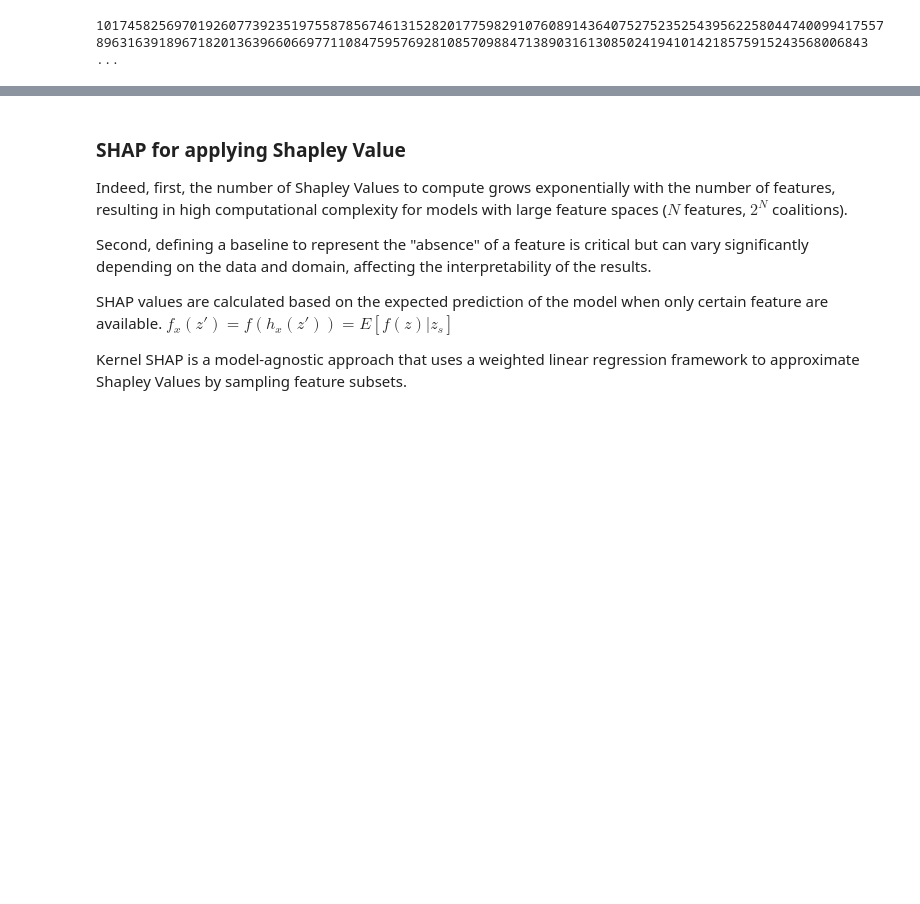
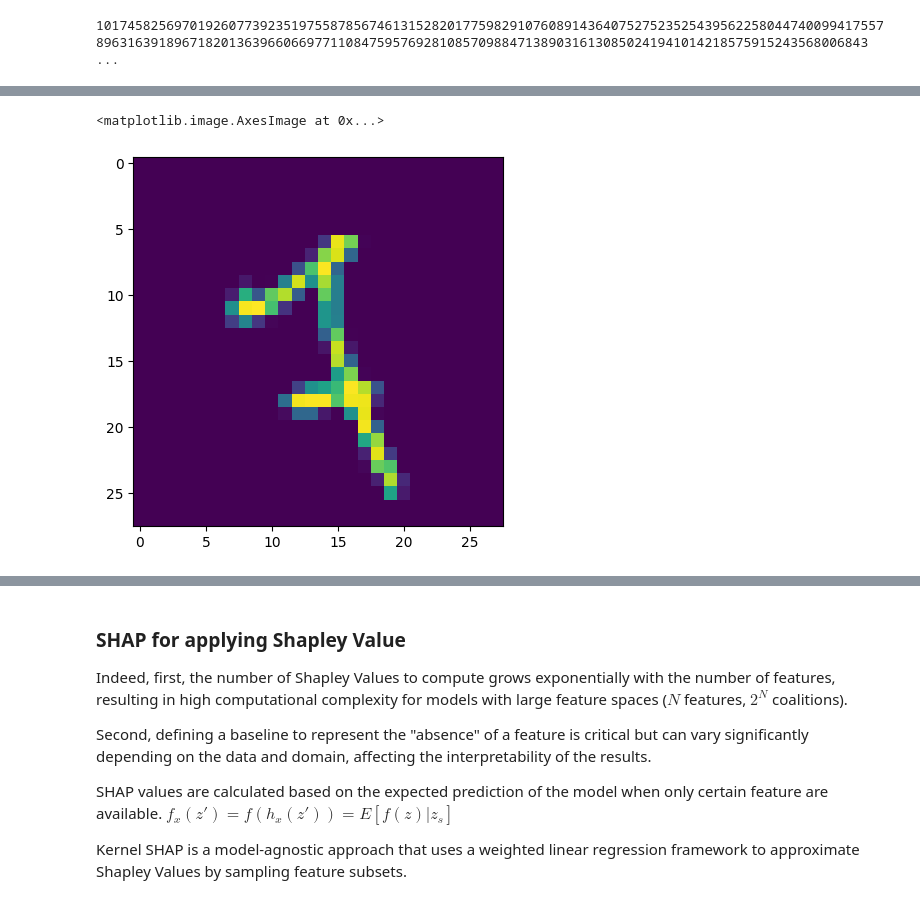
Before and after one commit to raph2268/XAI_methods, a Jupyter notebook: SHAP.ipynb, the cells around one changed output, grey strips where cells are left out. Saved outputs shown, nothing was run; the diff lists cells and outputs as text; code cells hidden in the pictures; blank space fills up the shorter version.

```diff
--- a/SHAP.ipynb
+++ b/SHAP.ipynb
@@ -102,3 +75,22 @@ class MNIST_CNN(nn.Module):
+# %%
+class MNIST_CNN(nn.Module):
+    def __init__(self):
+        super(MNIST_CNN, self).__init__()
+        self.conv1 = nn.Conv2d(1, 16, kernel_size=3, stride=1, padding=1)  # 28x28 -> 28x28
+        self.conv2 = nn.Conv2d(16, 32, kernel_size=3, stride=1, padding=1)  # 28x28 -> 28x28
+        self.pool = nn.AvgPool2d(2, 2)  # 28x28 -> 14x14
+        self.fc1 = nn.Linear(32 * 14 * 14, 2)  # 32 channels * 14x14 spatial size -> 2 classes
+        self.relu = nn.ReLU()
+
+    def forward(self, x):
+        x = self.conv1(x)
+        x = self.relu(x)
+        x = self.conv2(x)
+        x = self.relu(x)
+        x = self.pool(x)  # Pooling to reduce the size
+        x = x.view(x.size(0), -1)  # Flatten the tensor for the fully connected layer
+        x = self.fc1(x)
+        return x
 # %% [markdown]
 ### Training
 Let's train it for a few epochs :
@@ -329,0 +342,7 @@ def create_binary_list(indices, size =16):
+# %%
+image = images[237].squeeze()
+
+plt.imshow(image.reshape(28,28))
+# %% [output]
+<matplotlib.image.AxesImage at 0x...>
+[figure, added]
```
Also changed, not shown: parts of 27 cells of this notebook.
